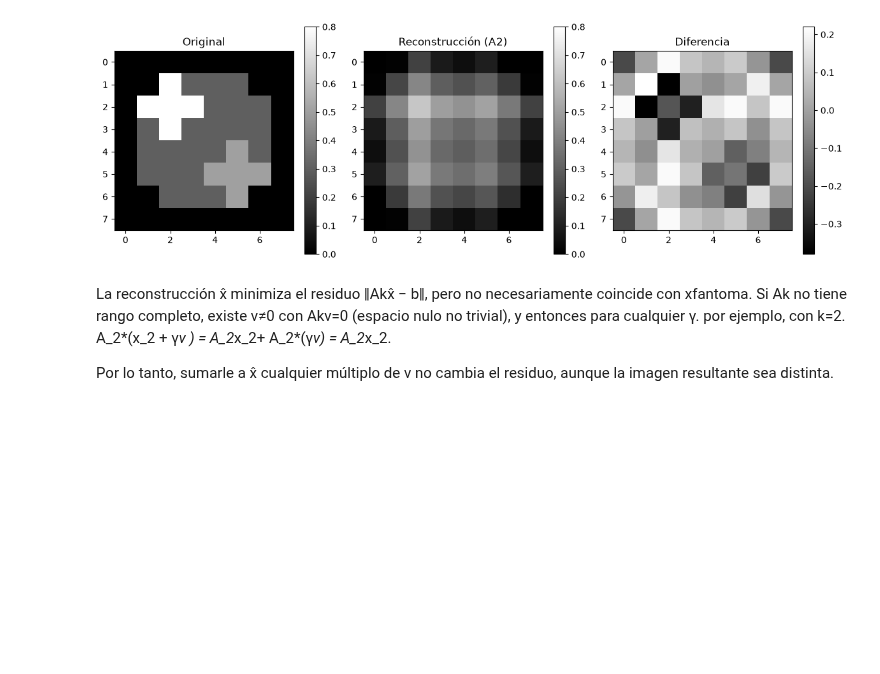
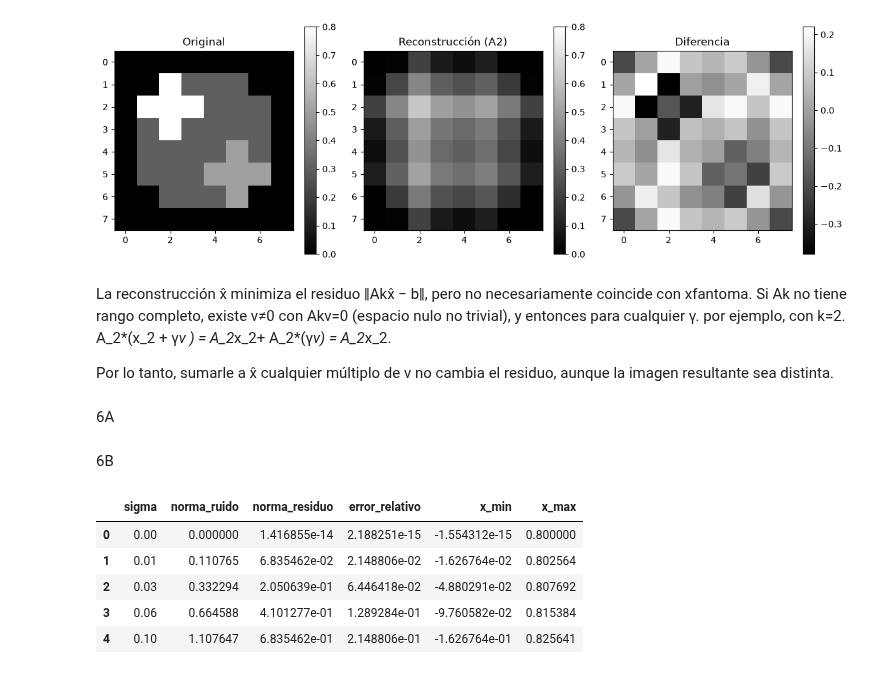
Before and after one commit to basmaxxx/metodos, a Jupyter notebook: TP1-Metodos.ipynb, the cells around one changed output. Saved outputs shown, nothing was run; the diff lists cells and outputs as text; code cells hidden in the pictures; blank space fills up the shorter version.

```diff
--- a/TP1-Metodos.ipynb
+++ b/TP1-Metodos.ipynb
@@ -422,3 +422,5 @@ plt.show()
 La reconstrucción x̂ minimiza el residuo ‖Akx̂ − b‖, pero no necesariamente coincide con xfantoma. Si Ak no tiene rango completo, existe v≠0 con Akv=0 (espacio nulo no trivial), y entonces para cualquier γ. por ejemplo, con k=2. A_2*(x_2 + γ*v ) = A_2*x_2+ A_2*(γ*v) = A_2*x_2.
 
 Por lo tanto, sumarle a x̂ cualquier múltiplo de v no cambia el residuo, aunque la imagen resultante sea distinta.
+# %% [markdown]
+6A
@@ -424,0 +435,2 @@ Por lo tanto, sumarle a x̂ cualquier múltiplo de v no cambia el residuo, aunqu
+# %% [markdown]
+6B
@@ -424,0 +457,54 @@ Por lo tanto, sumarle a x̂ cualquier múltiplo de v no cambia el residuo, aunqu
+# %%
+
+#calculamos la norma de los residuos
+norma_residuo_b_0 = np.linalg.norm(residuo_b_0)
+norma_residuo_b_1 = np.linalg.norm(residuo_b_1)
+norma_residuo_b_2 = np.linalg.norm(residuo_b_2)
+norma_residuo_b_3 = np.linalg.norm(residuo_b_3)
+norma_residuo_b_4 = np.linalg.norm(residuo_b_4)
+
+#calculamos la norma de los ruidos
+norma_ruido_b_0 = np.linalg.norm(eta[0])
+norma_ruido_b_1 = np.linalg.norm(eta[1])
+norma_ruido_b_2 = np.linalg.norm(eta[2])
+norma_ruido_b_3 = np.linalg.norm(eta[3])
+norma_ruido_b_4 = np.linalg.norm(eta[4])
+
+#calculamos errores relativos
+error_relativo_b_0 =  np.linalg.norm( x_ruido_0 - x_fantoma) / np.linalg.norm(x_fantoma)
+error_relativo_b_1 =  np.linalg.norm( x_ruido_1 - x_fantoma) / np.linalg.norm(x_fantoma)
+error_relativo_b_2 =  np.linalg.norm( x_ruido_2 - x_fantoma) / np.linalg.norm(x_fantoma)
+error_relativo_b_3 =  np.linalg.norm( x_ruido_3 - x_fantoma) / np.linalg.norm(x_fantoma)
+error_relativo_b_4 =  np.linalg.norm( x_ruido_4 - x_fantoma) / np.linalg.norm(x_fantoma)
+
+#calculamos los valores minimos
+min_b_0 = x_ruido_0.min()
+min_b_1 = x_ruido_1.min()
+min_b_2 = x_ruido_2.min()
+min_b_3 = x_ruido_3.min()
+min_b_4 = x_ruido_4.min()
+#calculamos los valores maximos
+max_b_0 = x_ruido_0.max()
+max_b_1 = x_ruido_1.max()
+max_b_2 = x_ruido_2.max()
+max_b_3 = x_ruido_3.max()
+max_b_4 = x_ruido_4.max()
+
+
+tabla_ruido = pd.DataFrame({
+    'sigma': sigma,
+    'norma_ruido': [np.linalg.norm(eta[i]) for i in range(len(sigma))],
+    'norma_residuo': [norma_residuo_b_0, norma_residuo_b_1, norma_residuo_b_2, norma_residuo_b_3, norma_residuo_b_4],
+    'error_relativo': [error_relativo_b_0, error_relativo_b_1, error_relativo_b_2, error_relativo_b_3, error_relativo_b_4],
+    'x_min': [min_b_0, min_b_1, min_b_2, min_b_3, min_b_4],
+    'x_max': [max_b_0, max_b_1, max_b_2, max_b_3, max_b_4],
+})
+
+tabla_ruido
+# %% [output]
+|  | sigma | norma_ruido | norma_residuo | error_relativo | x_min | x_max |
+| 0 | 0.00 | 0.000000 | 1.416855e-14 | 2.188251e-15 | -1.554312e-15 | 0.800000 |
+| 1 | 0.01 | 0.110765 | 6.835462e-02 | 2.148806e-02 | -1.626764e-02 | 0.802564 |
+| 2 | 0.03 | 0.332294 | 2.050639e-01 | 6.446418e-02 | -4.880291e-02 | 0.807692 |
+| 3 | 0.06 | 0.664588 | 4.101277e-01 | 1.289284e-01 | -9.760582e-02 | 0.815384 |
+| 4 | 0.10 | 1.107647 | 6.835462e-01 | 2.148806e-01 | -1.626764e-01 | 0.825641 |
```
Also changed, not shown: parts of 12 cells of this notebook.
